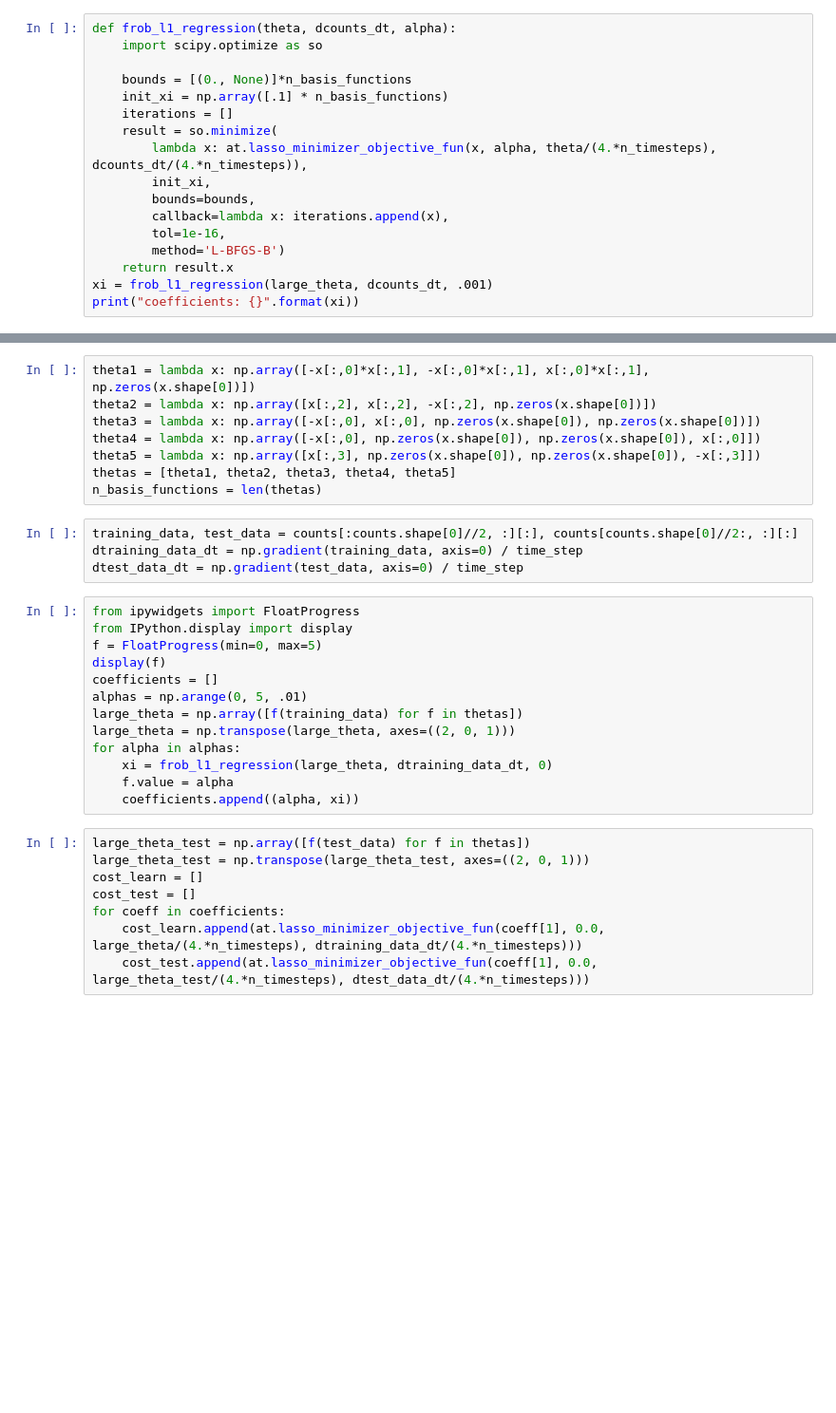
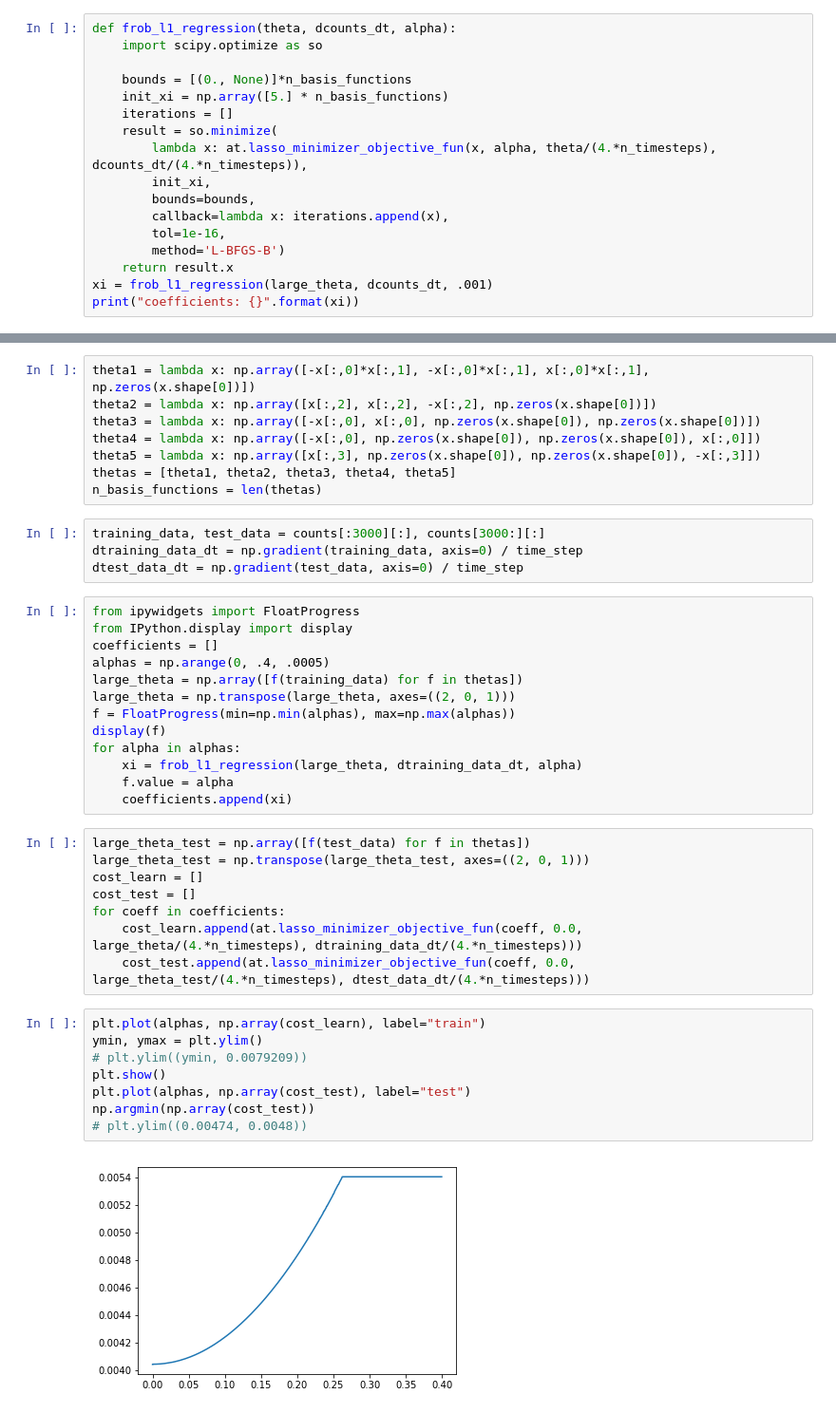
Before and after one commit to readdy/readdy_learn, a Jupyter notebook: analyze/analyze_simple.ipynb, the cells around one changed output, grey strips where cells are left out. Shown: that part at 95% size. Drawn from its saved outputs; the diff is of its cells as text; blank space fills up the shorter version.

```diff
--- a/analyze/analyze_simple.ipynb
+++ b/analyze/analyze_simple.ipynb
@@ -156,7 +156,7 @@ def frob_l1_regression(theta, dcounts_dt, alpha):
     import scipy.optimize as so
 
     bounds = [(0., None)]*n_basis_functions
-    init_xi = np.array([.1] * n_basis_functions)
+    init_xi = np.array([5.] * n_basis_functions)
     iterations = []
     result = so.minimize(
         lambda x: at.lasso_minimizer_objective_fun(x, alpha, theta/(4.*n_timesteps), dcounts_dt/(4.*n_timesteps)),
@@ -199,27 +199,37 @@ theta5 = lambda x: np.array([x[:,3], np.zeros(x.shape[0]), np.zeros(x.shape[0]),
 thetas = [theta1, theta2, theta3, theta4, theta5]
 n_basis_functions = len(thetas)
 # %%
-training_data, test_data = counts[:counts.shape[0]//2, :][:], counts[counts.shape[0]//2:, :][:]
+training_data, test_data = counts[:3000][:], counts[3000:][:]
 dtraining_data_dt = np.gradient(training_data, axis=0) / time_step
 dtest_data_dt = np.gradient(test_data, axis=0) / time_step
 # %%
 from ipywidgets import FloatProgress
 from IPython.display import display
-f = FloatProgress(min=0, max=5)
-display(f)
 coefficients = []
-alphas = np.arange(0, 5, .01)
+alphas = np.arange(0, .4, .0005)
 large_theta = np.array([f(training_data) for f in thetas])
 large_theta = np.transpose(large_theta, axes=((2, 0, 1)))
+f = FloatProgress(min=np.min(alphas), max=np.max(alphas))
+display(f)
 for alpha in alphas:
-    xi = frob_l1_regression(large_theta, dtraining_data_dt, 0)
+    xi = frob_l1_regression(large_theta, dtraining_data_dt, alpha)
     f.value = alpha
-    coefficients.append((alpha, xi))
+    coefficients.append(xi)
 # %%
 large_theta_test = np.array([f(test_data) for f in thetas])
 large_theta_test = np.transpose(large_theta_test, axes=((2, 0, 1)))
 cost_learn = []
 cost_test = []
 for coeff in coefficients:
-    cost_learn.append(at.lasso_minimizer_objective_fun(coeff[1], 0.0, large_theta/(4.*n_timesteps), dtraining_data_dt/(4.*n_timesteps)))
-    cost_test.append(at.lasso_minimizer_objective_fun(coeff[1], 0.0, large_theta_test/(4.*n_timesteps), dtest_data_dt/(4.*n_timesteps)))
+    cost_learn.append(at.lasso_minimizer_objective_fun(coeff, 0.0, large_theta/(4.*n_timesteps), dtraining_data_dt/(4.*n_timesteps)))
+    cost_test.append(at.lasso_minimizer_objective_fun(coeff, 0.0, large_theta_test/(4.*n_timesteps), dtest_data_dt/(4.*n_timesteps)))
+# %%
+plt.plot(alphas, np.array(cost_learn), label="train")
+ymin, ymax = plt.ylim()
+# plt.ylim((ymin, 0.0079209))
+plt.show()
+plt.plot(alphas, np.array(cost_test), label="test")
+np.argmin(np.array(cost_test))
+# plt.ylim((0.00474, 0.0048))
+# %% [output]
+[figure, added]
```
Also changed, not shown: parts of 7 cells of this notebook.
